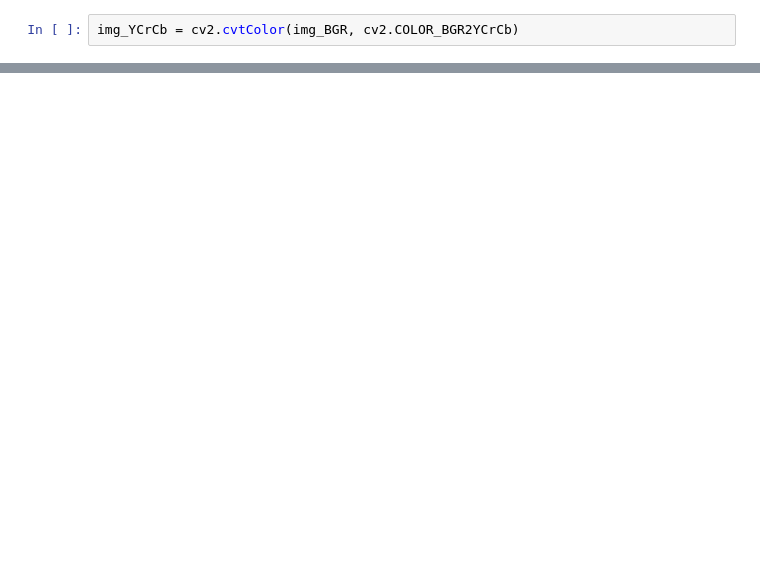
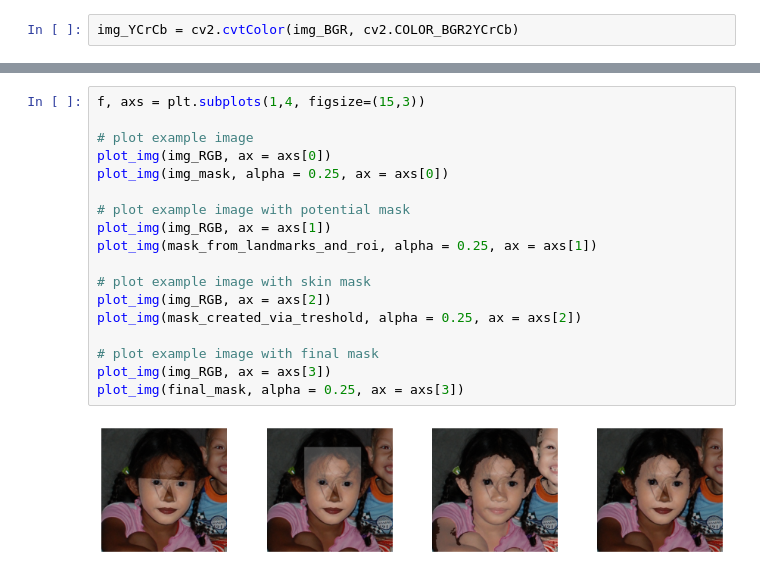
Before and after one commit to waczjoan/Face-Morph, a Jupyter notebook: SkinDetection/skinDetectionWithFaceLandmarks.ipynb, the cells around one changed output, grey strips where cells are left out. Cells and saved outputs as stored; diff of their text form; blank space fills up the shorter version.

```diff
--- a/SkinDetection/skinDetectionWithFaceLandmarks.ipynb
+++ b/SkinDetection/skinDetectionWithFaceLandmarks.ipynb
@@ -146,3 +202,23 @@ mask_created_via_treshold = (cv2.inRange(component, * treshold_range)/255).astyp
+# %%
+f, axs = plt.subplots(1,4, figsize=(15,3))
+
+# plot example image
+plot_img(img_RGB, ax = axs[0])
+plot_img(img_mask, alpha = 0.25, ax = axs[0])
+
+# plot example image with potential mask
+plot_img(img_RGB, ax = axs[1])
+plot_img(mask_from_landmarks_and_roi, alpha = 0.25, ax = axs[1])
+
+# plot example image with skin mask
+plot_img(img_RGB, ax = axs[2])
+plot_img(mask_created_via_treshold, alpha = 0.25, ax = axs[2])
+
+# plot example image with final mask
+plot_img(img_RGB, ax = axs[3])
+plot_img(final_mask, alpha = 0.25, ax = axs[3])
+# %% [output]
+[figure, added]
 # %%
 f, axs = plt.subplots(1,4, figsize=(15,3))
 
```
Also changed, not shown: parts of 82 cells of this notebook, 1 other file.
